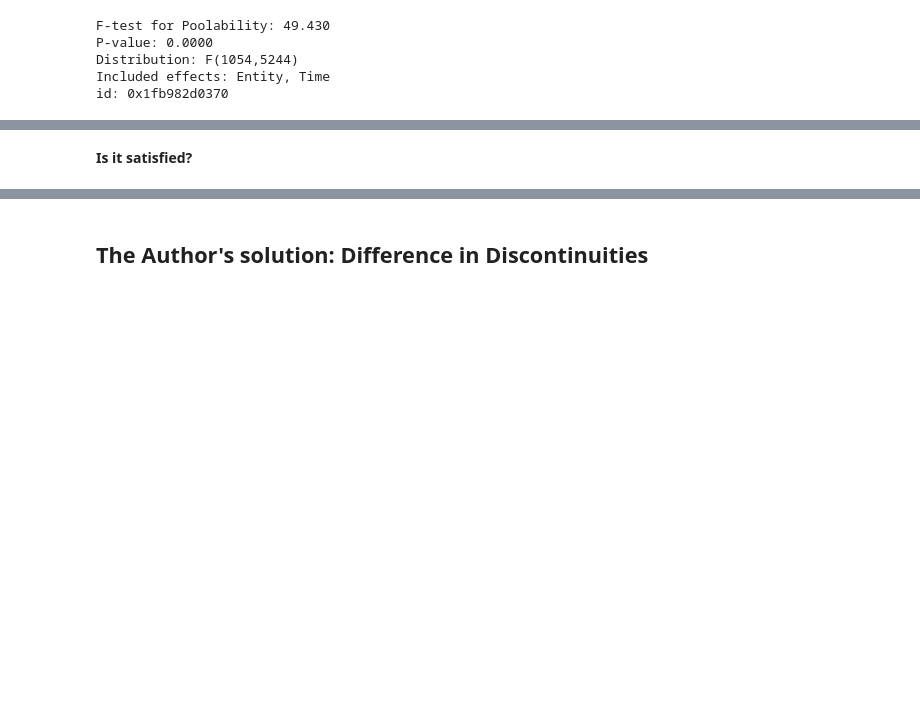
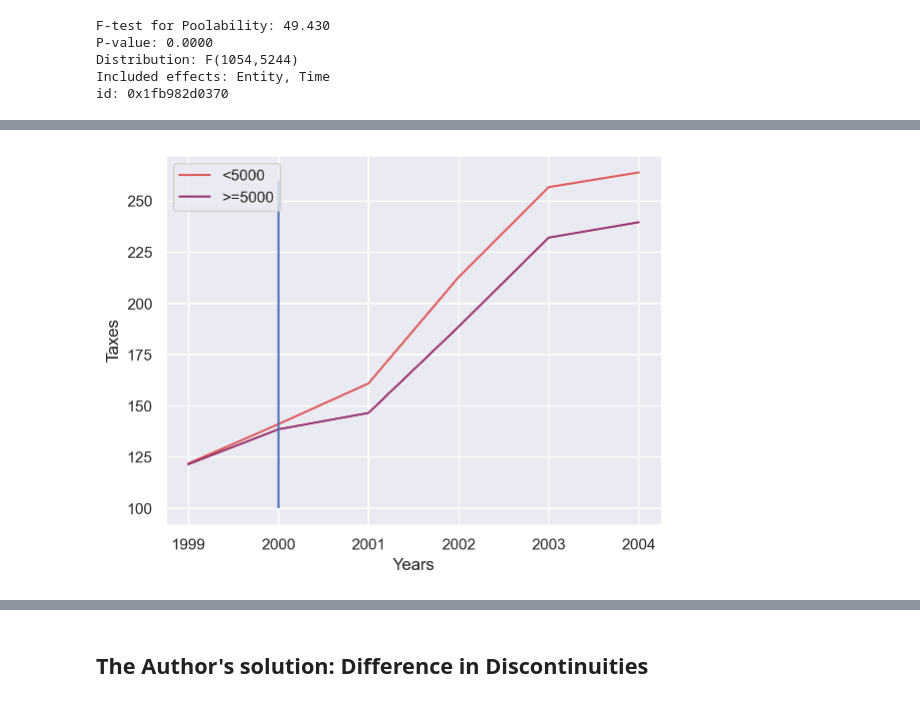
Before and after one commit to KristinaSchuep/robot_judge_2022, a Jupyter notebook: notebooks/04-RDD_Diff-in-Diff.ipynb, the cells around one changed output, grey strips where cells are left out. Drawn from its saved outputs; the diff is of its cells as text; code cells hidden in the pictures; blank space fills up the shorter version.

```diff
--- a/notebooks/04-RDD_Diff-in-Diff.ipynb
+++ b/notebooks/04-RDD_Diff-in-Diff.ipynb
@@ -286,2 +307,12 @@ id: 0x1fb982d0370
-# %% [markdown]
-**Is it satisfied?**
+# %%
+palette = sns.color_palette("flare", 2)
+plot = sns.lineplot(data=df, x='anno', y='imposte', hue='t5000', palette=palette, ci=None)
+plot.set(xlabel='Years', ylabel='Taxes')
+plot.legend_.set_title('')
+new_labels = ['<5000', '>=5000']
+for t, l in zip(plot.legend_.texts, new_labels):
+    t.set_text(l)
+plt.vlines(2000, 100, 260)
+plt.show()
+# %% [output]
+[figure, added]
```
Also changed, not shown: parts of 20 cells of this notebook, 3 other files.
